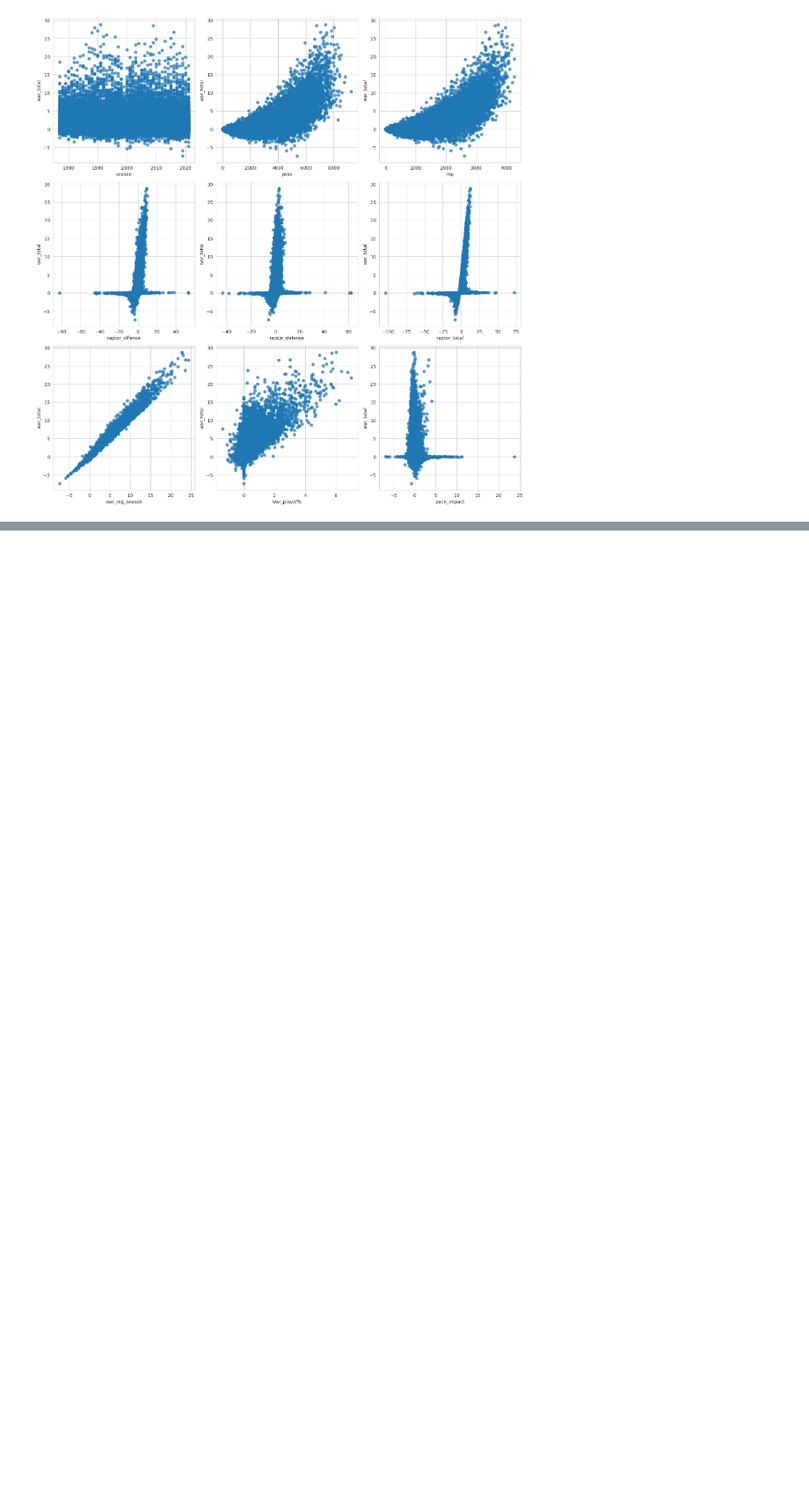
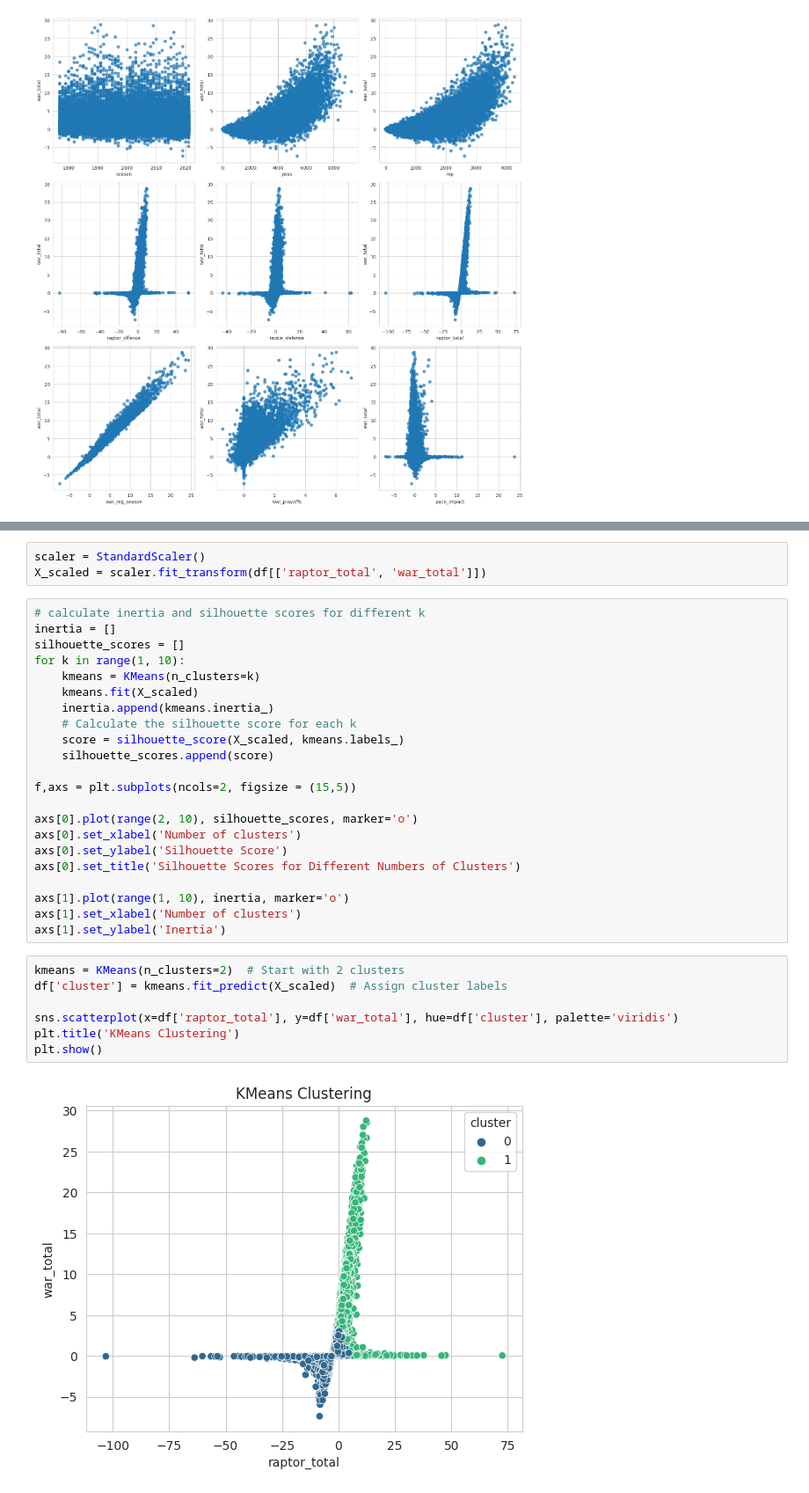
Before and after one commit to LucasPancotto/NBA-kaggle-challenge, a Jupyter notebook: explore.ipynb, the cells around one changed output, grey strips where cells are left out. Shown at 88% size. Drawn from its saved outputs; the diff is of its cells as text; blank space fills up the shorter version.

```diff
--- a/explore.ipynb
+++ b/explore.ipynb
@@ -149,0 +177,34 @@ df
+# %%
+scaler = StandardScaler()
+X_scaled = scaler.fit_transform(df[['raptor_total', 'war_total']])
+# %%
+# calculate inertia and silhouette scores for different k
+inertia = []
+silhouette_scores = []
+for k in range(1, 10):
+    kmeans = KMeans(n_clusters=k)
+    kmeans.fit(X_scaled)
+    inertia.append(kmeans.inertia_)
+    # Calculate the silhouette score for each k
+    score = silhouette_score(X_scaled, kmeans.labels_)
+    silhouette_scores.append(score)
+
+f,axs = plt.subplots(ncols=2, figsize = (15,5))
+
+axs[0].plot(range(2, 10), silhouette_scores, marker='o')
+axs[0].set_xlabel('Number of clusters')
+axs[0].set_ylabel('Silhouette Score')
+axs[0].set_title('Silhouette Scores for Different Numbers of Clusters')
+
+axs[1].plot(range(1, 10), inertia, marker='o')
+axs[1].set_xlabel('Number of clusters')
+axs[1].set_ylabel('Inertia')
+# %%
+kmeans = KMeans(n_clusters=2)  # Start with 2 clusters
+df['cluster'] = kmeans.fit_predict(X_scaled)  # Assign cluster labels
+
+sns.scatterplot(x=df['raptor_total'], y=df['war_total'], hue=df['cluster'], palette='viridis')
+plt.title('KMeans Clustering')
+plt.show()
+# %% [output]
+[figure, added]
```
Also changed, not shown: parts of 11 cells of this notebook.
